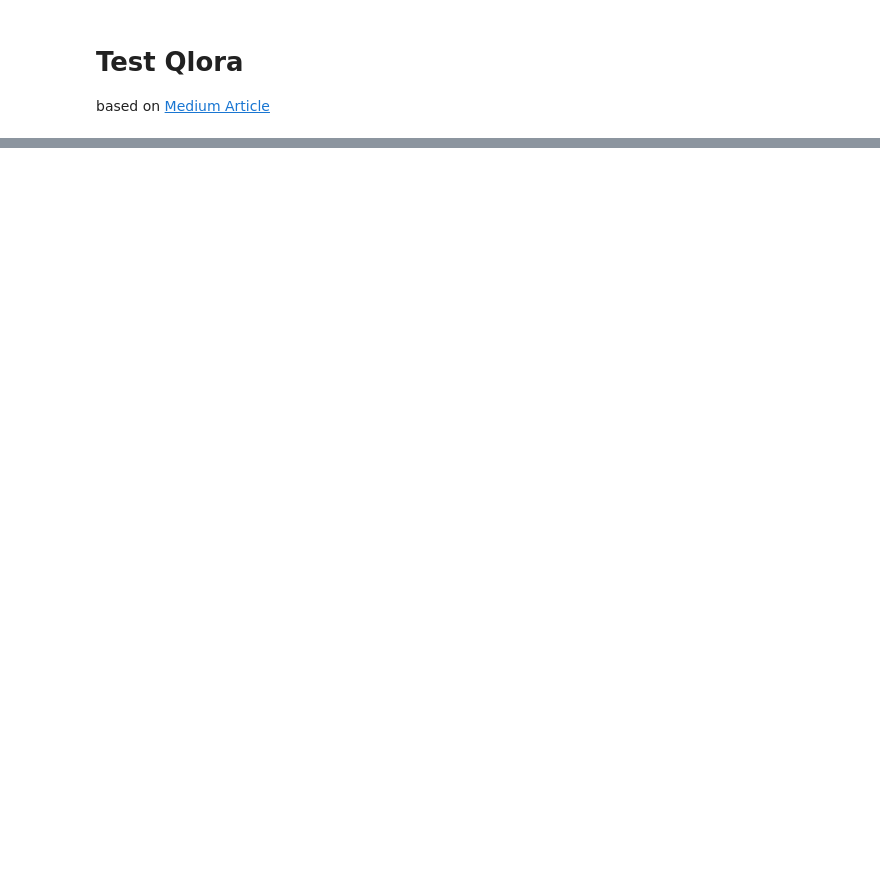
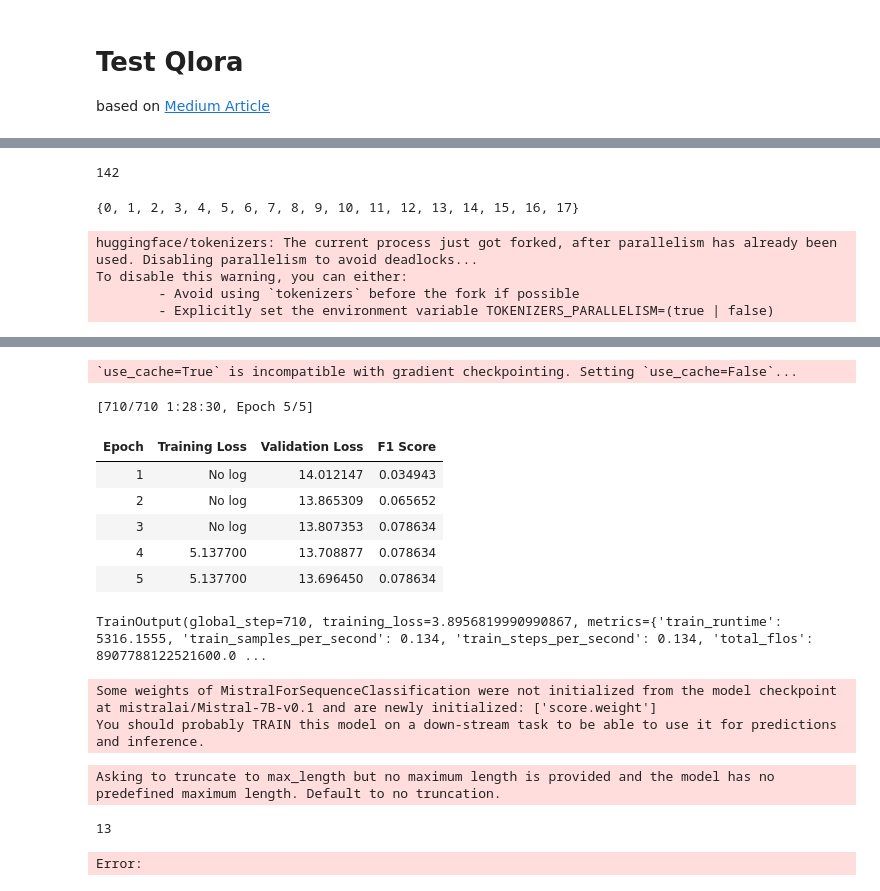
Before and after one commit to vera-bernhard/SwissTextSDG, a Jupyter notebook: src/models/qlora/test_qlora.ipynb, the cells around one changed output, grey strips where cells are left out. Cells and saved outputs as stored; diff of their text form; code cells hidden in the pictures; blank space fills up the shorter version.

Commit message:
Enable QLORA with setup

```diff
--- a/src/models/qlora/test_qlora.ipynb
+++ b/src/models/qlora/test_qlora.ipynb
@@ -74 +112,4 @@ tokenizer.add_bos_token, tokenizer.add_eos_token
+# %%
+def tokenize(batch):
+    return tokenizer(batch['text'], truncation=True)
 # %%
@@ -82,8 +123,28 @@ import os
 from src.data.dataset import TrainSwissTextDataset
 
 
-dataset = TrainSwissTextDataset.create_instance(dataset='swisstext_task1_train', model_name='mbert', use_val=False, train_frac=0.33)
-train_df, test_df, val_df = dataset.get_data_loaders()
+dataset = TrainSwissTextDataset.create_instance(dataset='swisstext_task1_train', model_name='qlora-mistral', use_val=True, train_frac=0.7)
+train_df, test_df, val_df = dataset.get_train_test_val()
+len(train_df)
+# %% [output]
+142
+# %%
+train_df['text'] = train_df['TITLE'] + ' ' + train_df['ABSTRACT']
+val_df['text'] = val_df['TITLE'] + ' ' + val_df['ABSTRACT']
+# rename sgd to label
+train_df = train_df.rename(columns={'sdg': 'labels'})
+val_df = val_df.rename(columns={'sdg': 'labels'})
+
+train_ds = Dataset.from_pandas(train_df, split='train')
+val_ds = Dataset.from_pandas(val_df, split='val')
+
+
+train_ds_tokenized = train_ds.map(tokenize, batched=True)
+val_ds_tokenized = val_ds.map(tokenize, batched=True)
+# %%
+set(train_df.labels.to_list())
+# %% [output]
+{0, 1, 2, 3, 4, 5, 6, 7, 8, 9, 10, 11, 12, 13, 14, 15, 16, 17}
 # %%
 def compute_metrics(pred):
     labels = pred.label_ids
@@ -93,17 +154,26 @@ def compute_metrics(pred):
 # %%
 training_args = TrainingArguments(
     output_dir='./checkpoints',
-    learning_rate=5e-5,
+    learning_rate=2e-5,
     per_device_train_batch_size=1,
-    num_train_epochs=1,
-    weight_decay=0.01
+    num_train_epochs=5,
+    weight_decay=0.01,
+    evaluation_strategy="epoch",
+    save_strategy="epoch"
 )
+# %% [output]
+huggingface/tokenizers: The current process just got forked, after parallelism has already been used. Disabling parallelism to avoid deadlocks...
+To disable this warning, you can either:
+        - Avoid using `tokenizers` before the fork if possible
+        - Explicitly set the environment variable TOKENIZERS_PARALLELISM=(true | false)
 # %%
 trainer = Trainer(
     model=model,
     args=training_args,
-    train_dataset=train_df,
+    train_dataset=train_ds_tokenized,
     tokenizer=tokenizer,
+    eval_dataset=val_ds_tokenized,
     compute_metrics=compute_metrics,
 )
 trainer.train()
+# %% [output]
@@ -109,0 +181,20 @@ trainer.train()
+`use_cache=True` is incompatible with gradient checkpointing. Setting `use_cache=False`...
+[710/710 1:28:30, Epoch 5/5]
+| Epoch | Training Loss | Validation Loss | F1 Score |
+| 1 | No log | 14.012147 | 0.034943 |
+| 2 | No log | 13.865309 | 0.065652 |
+| 3 | No log | 13.807353 | 0.078634 |
+| 4 | 5.137700 | 13.708877 | 0.078634 |
+| 5 | 5.137700 | 13.696450 | 0.078634 |
+TrainOutput(global_step=710, training_loss=3.8956819990990867, metrics={'train_runtime': 5316.1555, 'train_samples_per_second': 0.134, 'train_steps_per_second': 0.134, 'total_flos': 8907788122521600.0 ...
+# %%
+model_checkpoint = 'mistralai/Mistral-7B-v0.1'
+model = MistralForSequenceClassification.from_pretrained(
+        model_checkpoint,
+        num_labels=18,
+        quantization_config=bnb_config,
+        device_map='auto',
+)
+# %% [output]
+Some weights of MistralForSequenceClassification were not initialized from the model checkpoint at mistralai/Mistral-7B-v0.1 and are newly initialized: ['score.weight']
+You should probably TRAIN this model on a down-stream task to be able to use it for predictions and inference.
@@ -109,0 +211,5 @@ trainer.train()
+# %%
+text = "This is an abstract about water filtering"
+inputs = tokenizer(text, padding=True, truncation=True, return_tensors="pt")
+# %% [output]
+Asking to truncate to max_length but no maximum length is provided and the model has no predefined maximum length. Default to no truncation.
@@ -109,0 +218,7 @@ trainer.train()
+# %%
+predicted_probabilities = outputs.logits.softmax(dim=1)
+predicted_class = predicted_probabilities.argmax(dim=1).item()
+print(predicted_class)
+# %% [output]
+13
+Error:
```
Also changed, not shown: parts of 10 cells of this notebook, 5 other files.
